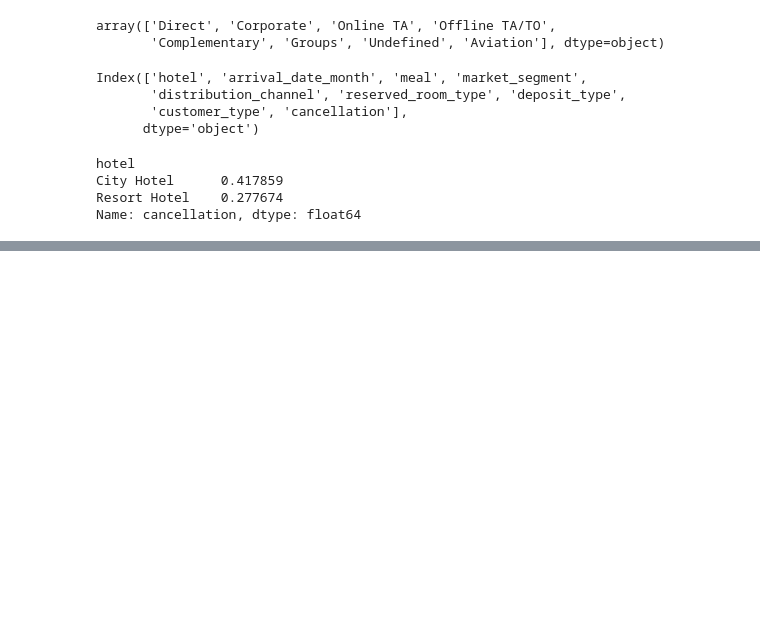
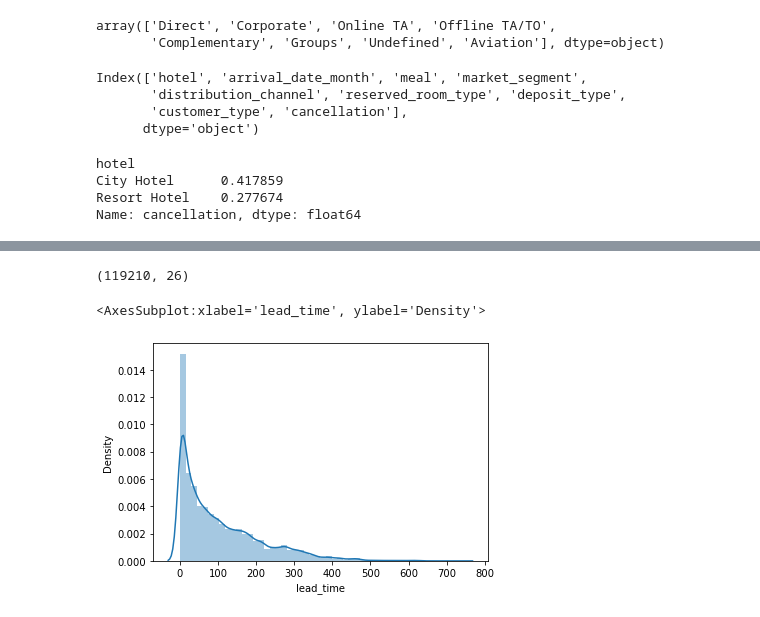
Before and after one commit to Adhoc123/Hotel_Booking_Prediction_ML, a Jupyter notebook: Hotel_Booking_Prediction/Hotel_Booking_Prediction.ipynb, the cells around one changed output, grey strips where cells are left out. Drawn from its saved outputs; the diff is of its cells as text; code cells hidden in the pictures; blank space fills up the shorter version.

```diff
--- a/Hotel_Booking_Prediction/Hotel_Booking_Prediction.ipynb
+++ b/Hotel_Booking_Prediction/Hotel_Booking_Prediction.ipynb
@@ -641,0 +638,9 @@ dataframe.shape                                                #For showing shap
+# %%
+dataframe.shape                                                #For showing shape of dataframe
+# %% [output]
+(119210, 26)
+# %%
+sas.distplot(dataframe['lead_time'])       #Making distribution plot of lead_time by accessing dataframe
+# %% [output]
+<AxesSubplot:xlabel='lead_time', ylabel='Density'>
+[figure, added]
```
Also changed, not shown: parts of 25 cells of this notebook.
